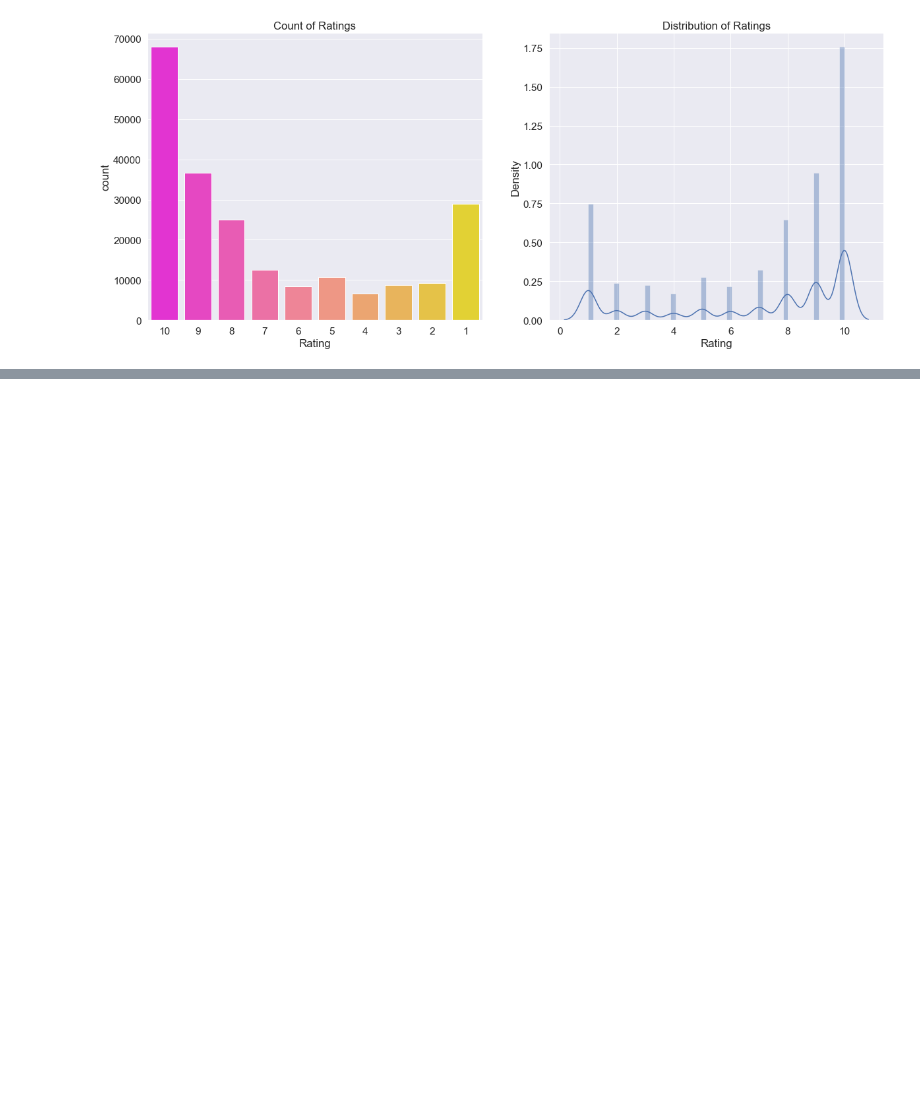
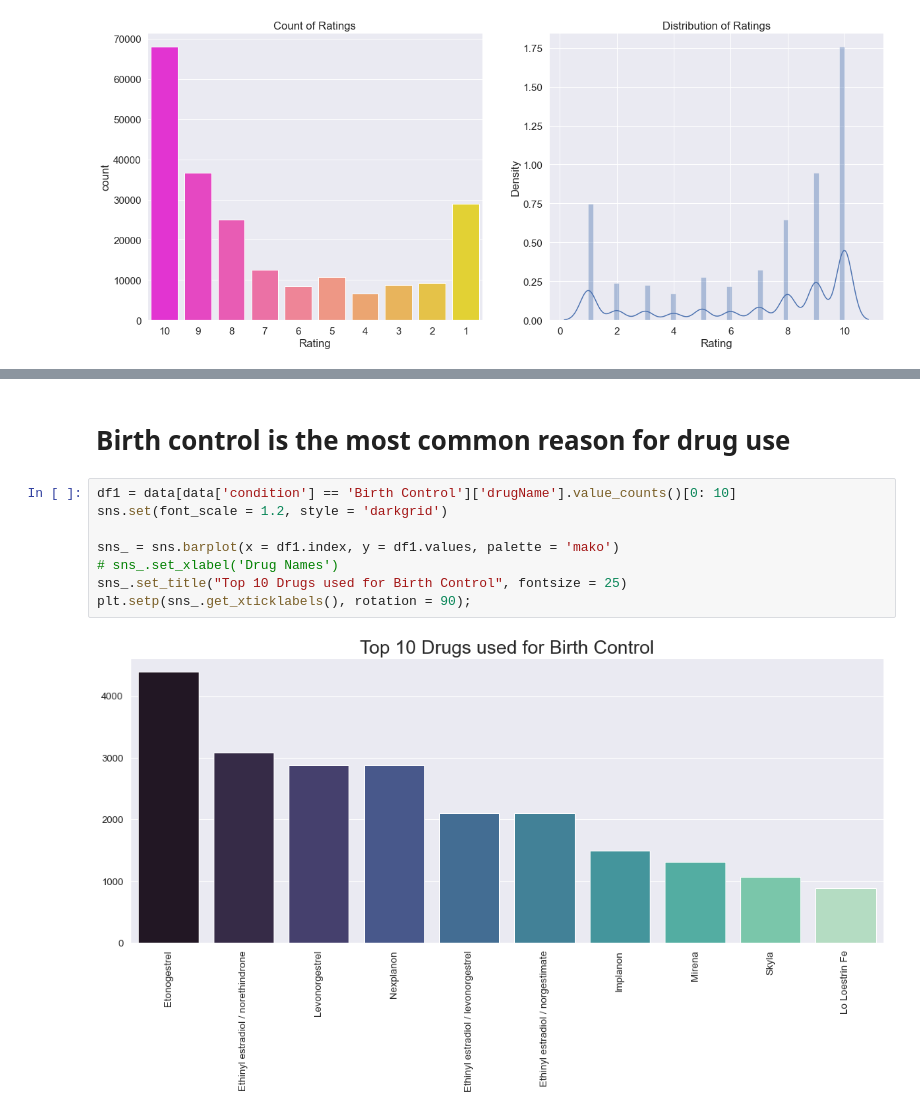
Before and after one commit to Cpizzle1/drug_sentiment_analysis, a Jupyter notebook: notebooks/eda with virtual_env_xgboost.ipynb, the cells around one changed output, grey strips where cells are left out. Cells and saved outputs as stored; diff of their text form; blank space fills up the shorter version.

```diff
--- a/notebooks/eda with virtual_env_xgboost.ipynb
+++ b/notebooks/eda with virtual_env_xgboost.ipynb
@@ -155,0 +170,12 @@ Text(0.5, 0, 'Rating')
+# %% [markdown]
+# Birth control is the most common reason for drug use
+# %%
+df1 = data[data['condition'] == 'Birth Control']['drugName'].value_counts()[0: 10]
+sns.set(font_scale = 1.2, style = 'darkgrid')
+
+sns_ = sns.barplot(x = df1.index, y = df1.values, palette = 'mako')
+# sns_.set_xlabel('Drug Names')
+sns_.set_title("Top 10 Drugs used for Birth Control", fontsize = 25)
+plt.setp(sns_.get_xticklabels(), rotation = 90);
+# %% [output]
+[figure, added]
```
Also changed, not shown: parts of 37 cells of this notebook, 1 other file.
